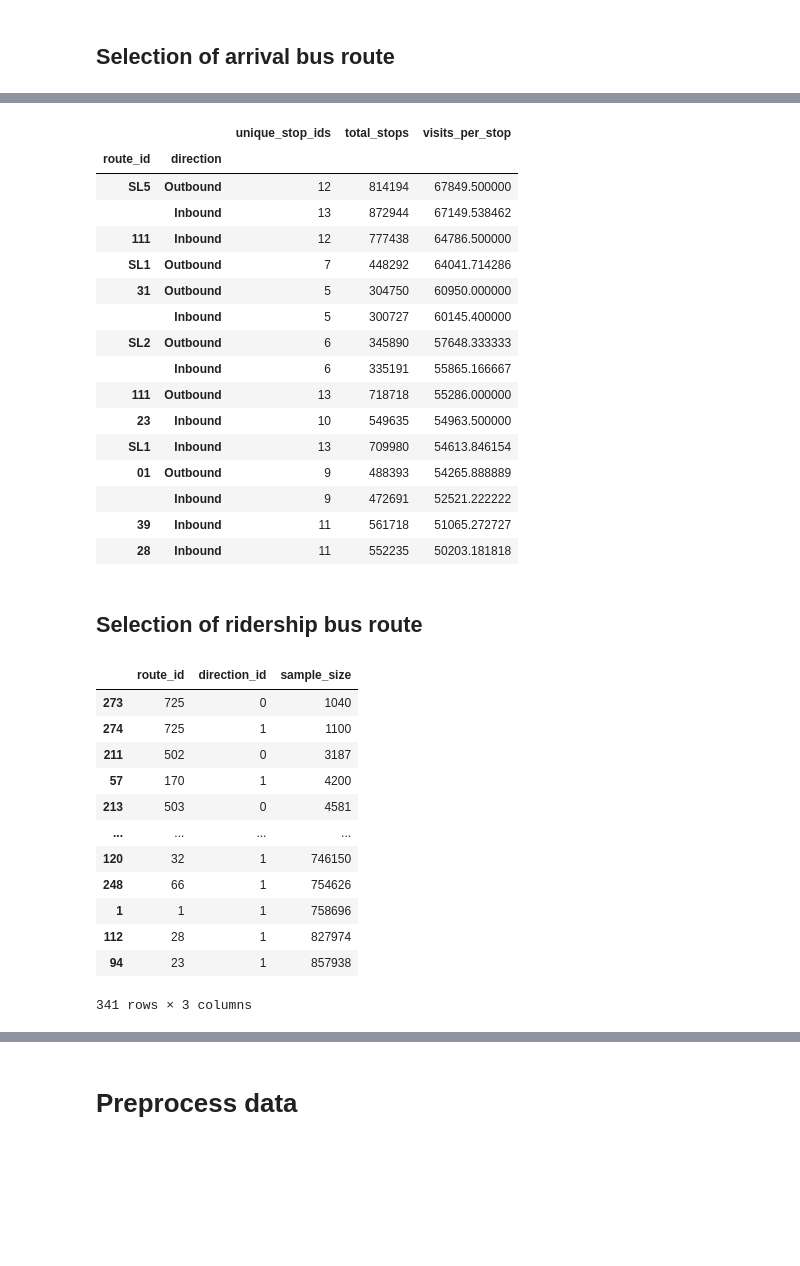
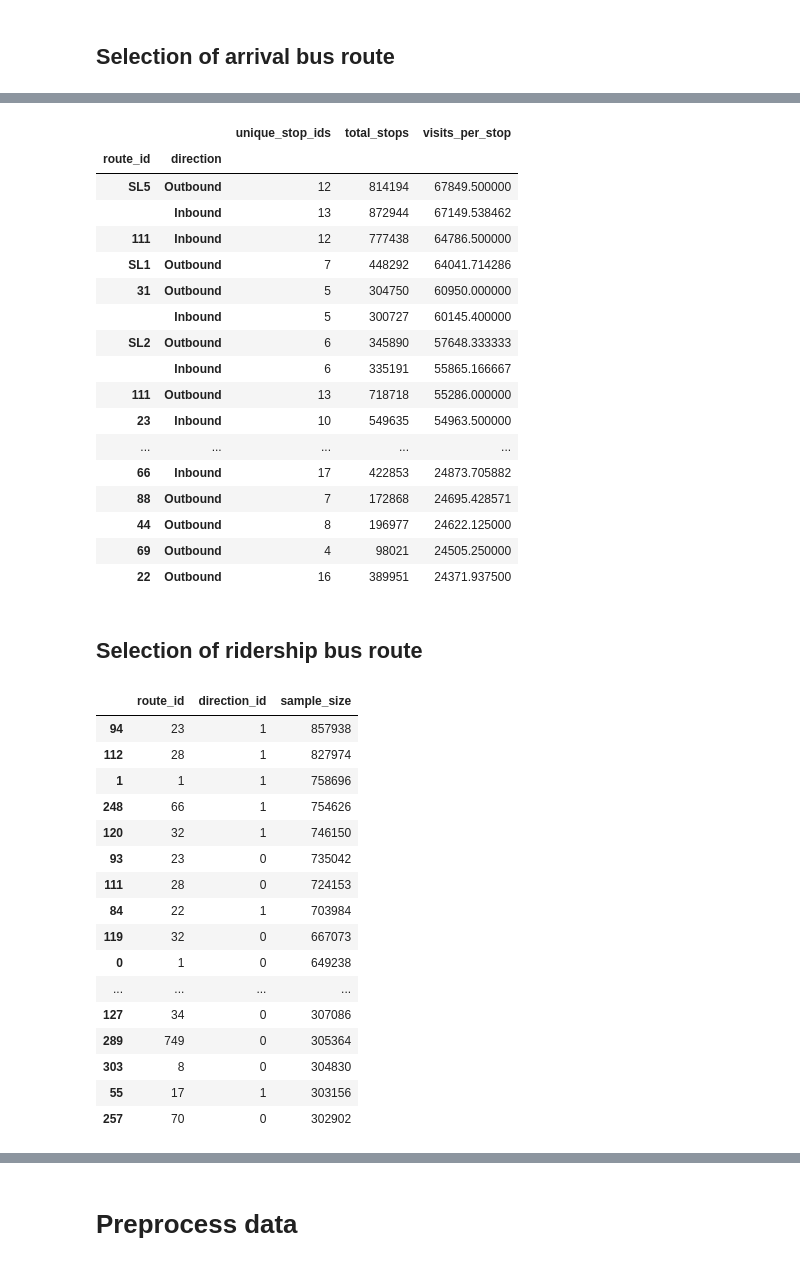
Before and after one commit to notAlex2/pgm-public-transit, a Jupyter notebook: main.ipynb, the cells around one changed output, grey strips where cells are left out. Saved outputs shown, nothing was run; the diff lists cells and outputs as text; code cells hidden in the pictures; blank space fills up the shorter version.

```diff
--- a/main.ipynb
+++ b/main.ipynb
@@ -129,7 +169,7 @@ total_stops = pd.DataFrame(group.size()).rename(columns={0:"total_stops"})
 stops = pd.merge(unique_stops, total_stops, left_index=True, right_index=True)
 stops['visits_per_stop'] = stops['total_stops'] / stops['unique_stop_ids']
 # %%
-stops.sort_values('visits_per_stop', ascending=False).head(15)
+stops.sort_values('visits_per_stop', ascending=False).head(50)
 # %% [output]
 |  |  | unique_stop_ids | total_stops | visits_per_stop |
 | route_id | direction |  |  |  |
@@ -143,27 +183,32 @@ stops.sort_values('visits_per_stop', ascending=False).head(15)
 |  | Inbound | 6 | 335191 | 55865.166667 |
 | 111 | Outbound | 13 | 718718 | 55286.000000 |
 | 23 | Inbound | 10 | 549635 | 54963.500000 |
-| SL1 | Inbound | 13 | 709980 | 54613.846154 |
-| 01 | Outbound | 9 | 488393 | 54265.888889 |
-|  | Inbound | 9 | 472691 | 52521.222222 |
-| 39 | Inbound | 11 | 561718 | 51065.272727 |
-| 28 | Inbound | 11 | 552235 | 50203.181818 |
+| ... | ... | ... | ... | ... |
+| 66 | Inbound | 17 | 422853 | 24873.705882 |
+| 88 | Outbound | 7 | 172868 | 24695.428571 |
+| 44 | Outbound | 8 | 196977 | 24622.125000 |
+| 69 | Outbound | 4 | 98021 | 24505.250000 |
+| 22 | Outbound | 16 | 389951 | 24371.937500 |
 # %% [markdown]
 ## Selection of ridership bus route
 # %%
 tot_sample_size = df.groupby(by=['route_id', 'direction_id'], as_index=False)['sample_size'].sum()
-tot_sample_size.sort_values(by = 'sample_size')
+tot_sample_size.sort_values(by = 'sample_size', ascending = False).head(50)
 # %% [output]
 |  | route_id | direction_id | sample_size |
-| 273 | 725 | 0 | 1040 |
-| 274 | 725 | 1 | 1100 |
-| 211 | 502 | 0 | 3187 |
-| 57 | 170 | 1 | 4200 |
-| 213 | 503 | 0 | 4581 |
+| 94 | 23 | 1 | 857938 |
+| 112 | 28 | 1 | 827974 |
+| 1 | 1 | 1 | 758696 |
+| 248 | 66 | 1 | 754626 |
+| 120 | 32 | 1 | 746150 |
+| 93 | 23 | 0 | 735042 |
+| 111 | 28 | 0 | 724153 |
+| 84 | 22 | 1 | 703984 |
+| 119 | 32 | 0 | 667073 |
+| 0 | 1 | 0 | 649238 |
 | ... | ... | ... | ... |
-| 120 | 32 | 1 | 746150 |
-| 248 | 66 | 1 | 754626 |
-| 1 | 1 | 1 | 758696 |
-| 112 | 28 | 1 | 827974 |
-| 94 | 23 | 1 | 857938 |
+| 127 | 34 | 0 | 307086 |
+| 289 | 749 | 0 | 305364 |
+| 303 | 8 | 0 | 304830 |
+| 55 | 17 | 1 | 303156 |
+| 257 | 70 | 0 | 302902 |
-341 rows × 3 columns
```
Also changed, not shown: parts of 7 cells of this notebook.
